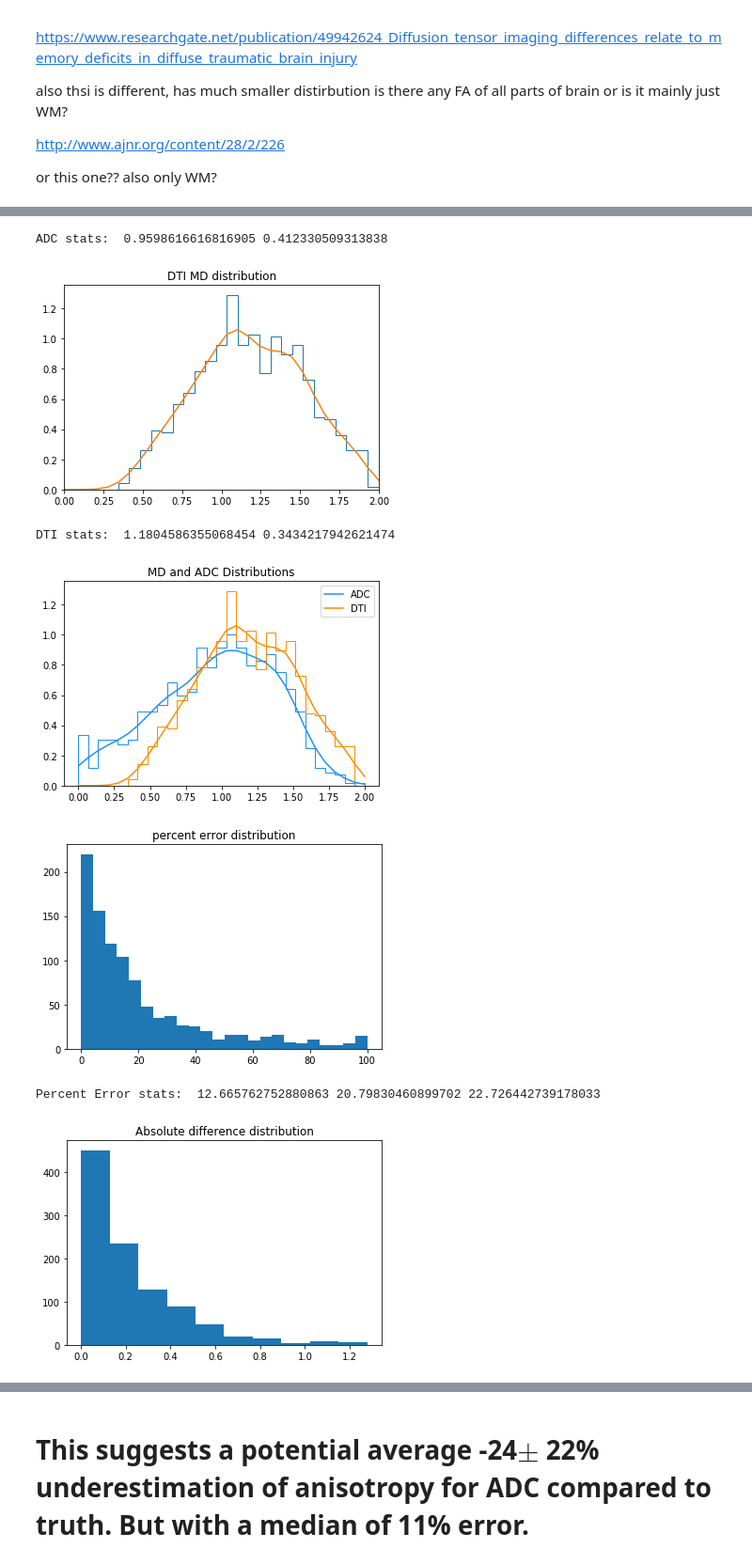
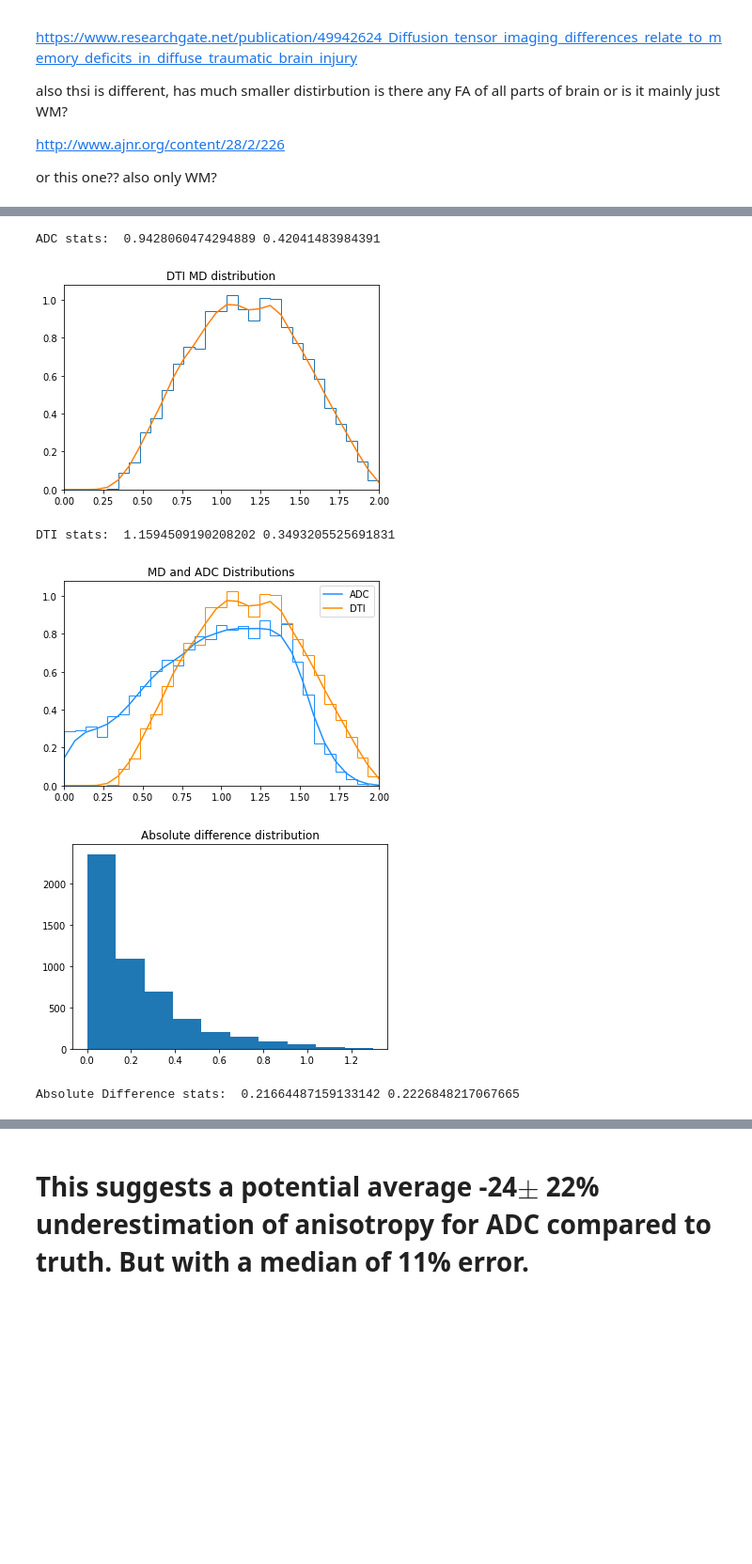
Before and after one commit to miramliu/Dissertation_Code, a Jupyter notebook: ADCvDTI_Simulations.ipynb, the cells around one changed output, grey strips where cells are left out. Shown at 94% size. Cells and saved outputs as stored; diff of their text form; code cells hidden in the pictures; blank space fills up the shorter version.

```diff
--- a/ADCvDTI_Simulations.ipynb
+++ b/ADCvDTI_Simulations.ipynb
@@ -486,6 +486,6 @@ print('well, this is the random distribution of a,b,c that I will use then')
 well, this is the random distribution of a,b,c that I will use then
 # %%
-n = 1000
+n = 5000
 
 a = 1
 b = np.random.random(n)*3
@@ -538,6 +529,7 @@ pl.plot(x, density_ADC(x),color = 'dodgerblue',label = 'ADC')
 n,x,_ = pl.hist(DTI_all,bins = np.linspace(0,2,30), density=True,histtype=u'step', color = 'darkorange')
 pl.plot(x, density_DTI(x),color = 'darkorange', label = 'DTI')
 pl.title('MD and ADC Distributions')
+pl.xlim([0,2])
 pl.legend()
 pl.savefig('/Users/neuroimaging/Desktop/ADCMDoverlaidDistribution.png',dpi =180)
 pl.show()
@@ -553,7 +545,6 @@ print('Absolute Difference stats: ', np.mean(difference), np.std(difference))
-ADC stats:  0.9598616616816905 0.412330509313838
+ADC stats:  0.9428060474294889 0.42041483984391
-[figure, old version]
+[figure, new version]
-DTI stats:  1.1804586355068454 0.3434217942621474
+DTI stats:  1.1594509190208202 0.3493205525691831
-[figure, old version]
+[figure, new version]
-[figure, old version]
+[figure, new version]
-Percent Error stats:  12.665762752880863 20.79830460899702 22.726442739178033
+Absolute Difference stats:  0.21664487159133142 0.2226848217067665
-[figure, removed]
```
Also changed, not shown: parts of 7 cells of this notebook.
